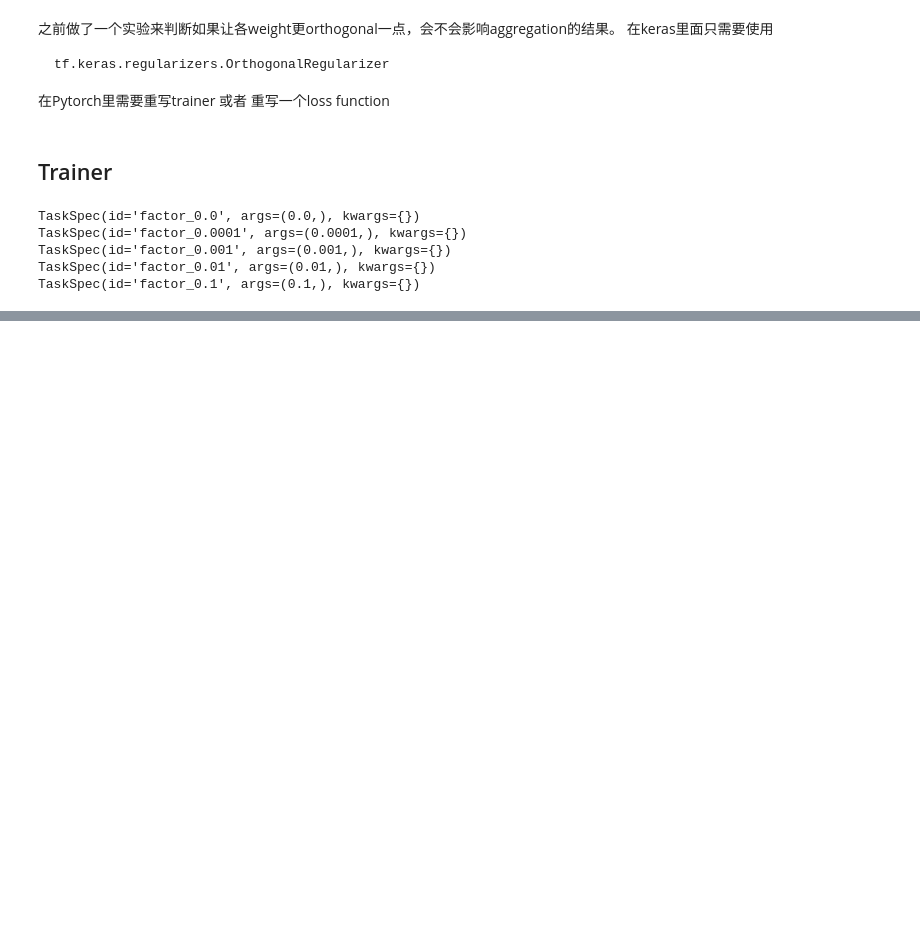
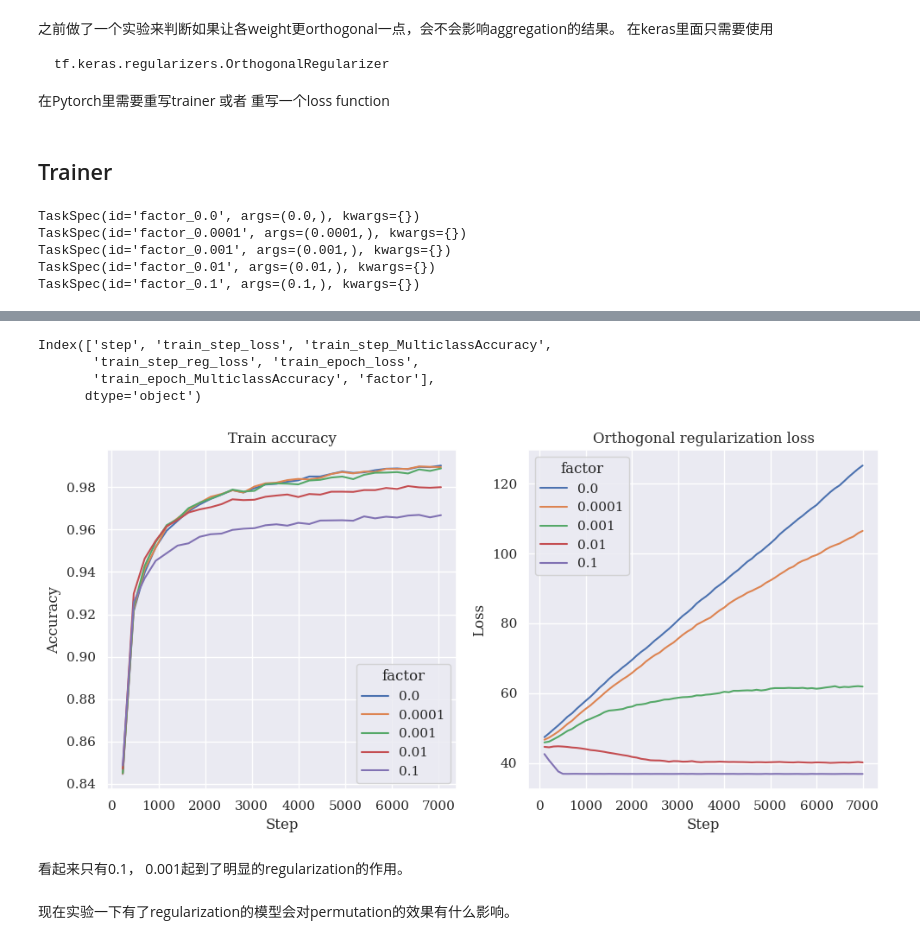
Before and after one commit to PengHongyiNTU/scaler-symmetry, a Jupyter notebook: examples.ipynb, the cells around one changed output, grey strips where cells are left out. Cells and saved outputs as stored; diff of their text form; code cells hidden in the pictures; blank space fills up the shorter version.

Commit message:
finish reg-factor experiments

```diff
--- a/examples.ipynb
+++ b/examples.ipynb
@@ -158,0 +146,48 @@ NameError: name 'WandbLogger' is not defined
+# %%
+import os
+import pandas as pd
+import seaborn as sns
+import matplotlib.pyplot as plt
+
+ckpt_paths = os.listdir("different_reg_factors/checkpoints")
+dfs = []
+for ckpt_path in ckpt_paths:
+    name = ckpt_path.split("_")[1]
+    ckpt = torch.load(os.path.join("different_reg_factors/checkpoints", ckpt_path))
+    csv_path = ckpt['csv_log_path']
+    df = pd.read_csv(csv_path)
+    df['factor'] = name
+    dfs.append(df)
+df = pd.concat(dfs)
+# %%
+df.columns
+# %% [output]
+Index(['step', 'train_step_loss', 'train_step_MulticlassAccuracy',
+       'train_step_reg_loss', 'train_epoch_loss',
+       'train_epoch_MulticlassAccuracy', 'factor'],
+      dtype='object')
+# %%
+df_reset = df.reset_index()
+df_reset.sort_values(by='factor', ascending=True, inplace=True)
+fig, axs = plt.subplots(1, 2, figsize=(10, 5))
+from utils import prepare_sns
+prepare_sns()
+sns.lineplot(data=df_reset, x='step',
+             y='train_epoch_MulticlassAccuracy',
+             hue='factor', ax=axs[0])
+axs[0].set_title("Train accuracy")
+axs[0].set_xlabel("Step")
+axs[0].set_ylabel("Accuracy")
+sns.lineplot(data=df_reset, x='step',
+             y='train_step_reg_loss',
+             hue='factor', ax=axs[1])
+axs[1].set_title("Orthogonal regularization loss")
+axs[1].set_xlabel("Step")
+axs[1].set_ylabel("Loss")
+plt.tight_layout()
+# %% [output]
+[figure, added]
+# %% [markdown]
+看起来只有0.1， 0.001起到了明显的regularization的作用。
+# %% [markdown]
+现在实验一下有了regularization的模型会对permutation的效果有什么影响。
```
Also changed, not shown: parts of 19 cells of this notebook, 12 other files.
